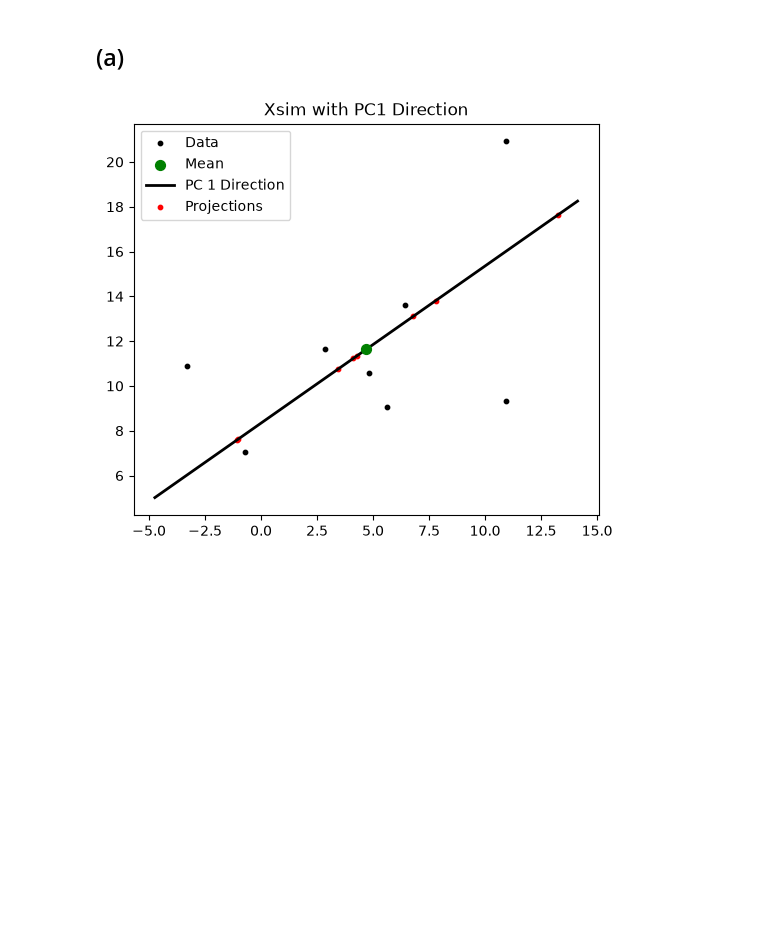
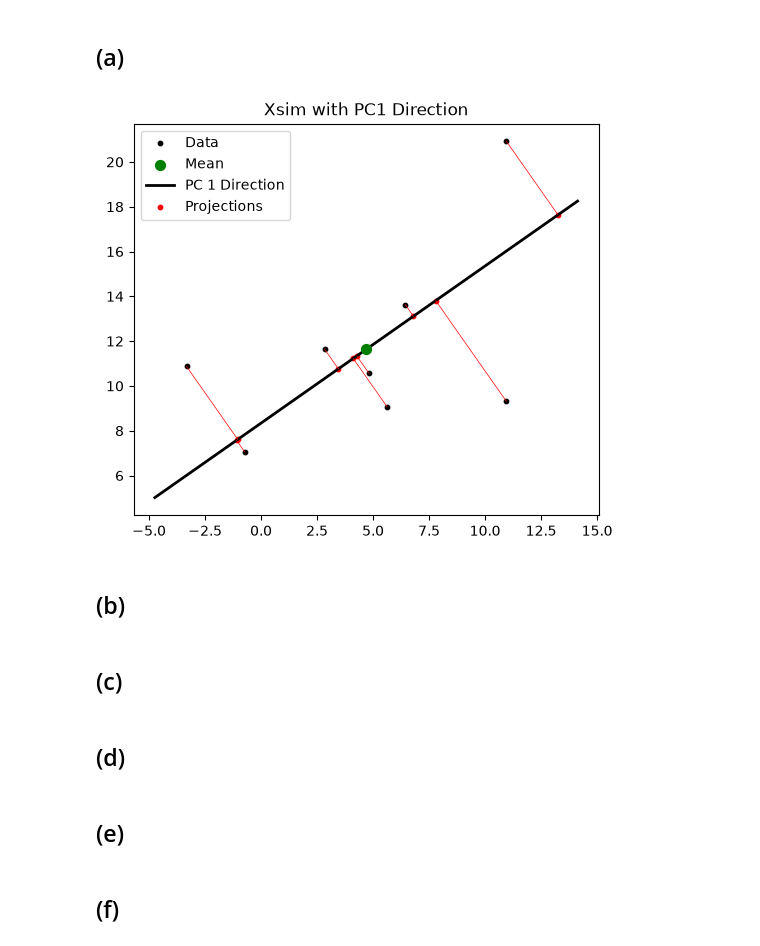
Before and after one commit to ALiao18/mini-latents, a Jupyter notebook: hw8.ipynb, the cells around one changed output. Saved outputs shown, nothing was run; the diff lists cells and outputs as text; code cells hidden in the pictures; blank space fills up the shorter version.

```diff
--- a/hw8.ipynb
+++ b/hw8.ipynb
@@ -152,32 +155,42 @@ plt.figure(figsize=(6, 6))
 # 1. Scatter plot of data points and mean
 plt.scatter(Xsim[:, 0], Xsim[:, 1], color='black', s=10, label='Data')
 plt.scatter(Xsim_mean[0], Xsim_mean[1], color='green', s=50, zorder=5, label='Mean')
 
 # 2. Plot the PC direction as a line
 plt.plot(
     [Xsim_mean[0] - scale * x, Xsim_mean[0] + scale * x],
     [Xsim_mean[1] - scale * y, Xsim_mean[1] + scale * y],
     color='black', linewidth=2, label='PC 1 Direction'
 )
 
 # 3. Plot the projection points onto the PC direction
 Z = pca.transform(Xsim)
 X_projected = Xsim_mean + Z @ pca.components_[:1, :]
 x_coords = X_projected[:, 0]
 y_coords = X_projected[:, 1]
 plt.scatter(x_coords, y_coords, color='red', s=10, label='Projections')
 
 # 4. draw lines from original points to their projections
 for i in range(Xsim.shape[0]):
     plt.plot(
         [Xsim[i, 0], x_coords[i]],
         [Xsim[i, 1], y_coords[i]],
-        color='red', linewidth=0.5, alpha=0.5
+        color='red', linewidth=0.5
     )
 
 plt.title('Xsim with PC1 Direction')
 plt.gca().set_aspect('equal')
 plt.legend()
 plt.show()
 # %% [output]
-[figure, old version]
+[figure, new version]
+# %% [markdown]
+## (b)
+# %% [markdown]
+## (c)
+# %% [markdown]
+## (d)
+# %% [markdown]
+## (e)
+# %% [markdown]
+## (f)
```
Also changed, not shown: parts of 2 cells of this notebook, 5 other files.
